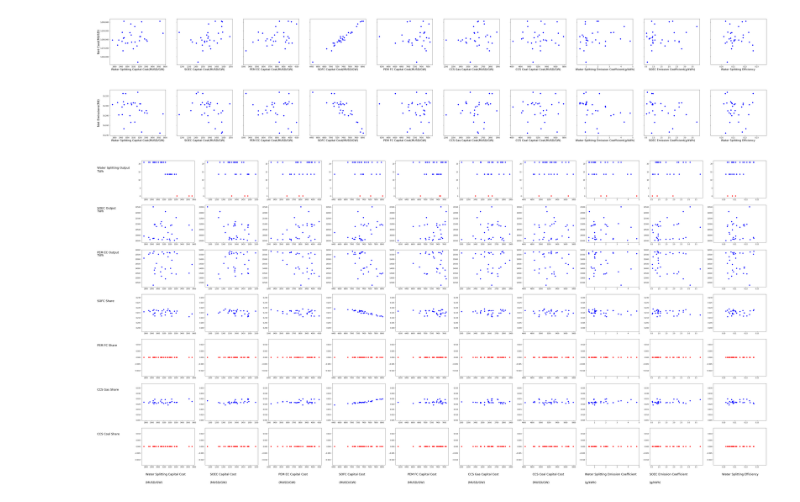
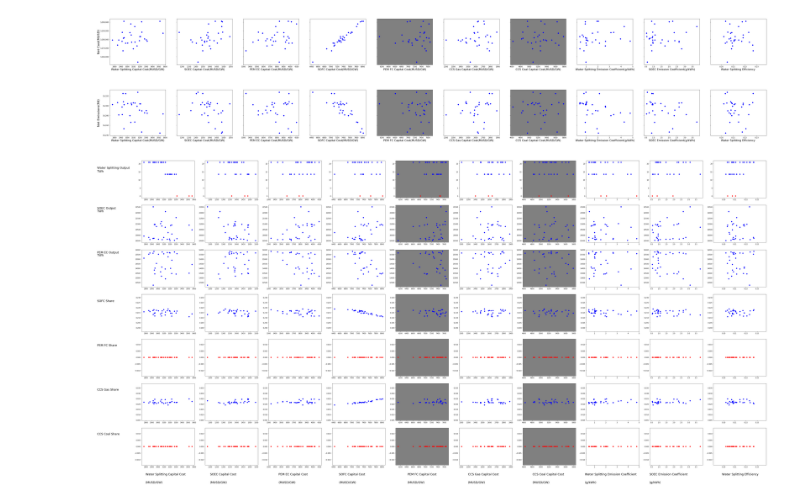
Before and after one commit to arfc/i2cner, a Jupyter notebook: scripts/sensitivity-analysis/sa_plots.ipynb, the cells around one changed output. Cells and saved outputs as stored; diff of their text form; code cells hidden in the pictures.

Commit message:
adds new script and grey plots
Former-commit-id: 891e3ff87187be9503cff1d12c088197950c4c30
Former-commit-id: 2c6cbc59f0bdc1a8d8bf6135726bc7971f1d9d2e

```diff
--- a/scripts/sensitivity-analysis/sa_plots.ipynb
+++ b/scripts/sensitivity-analysis/sa_plots.ipynb
@@ -105,33 +105,35 @@ for j in range(1,nsamples+1):
 # %%
 fig,ax=plt.subplots(1,nvar,sharey=True,figsize=(nvar*7,5))
 
 yposXlabel=0.1
 xposYlabel=0.07
 
 xposXlabel=[0.13,0.21,0.295,0.37,0.455,0.53,0.61,0.675,0.755,0.845]
 yposYlabel=[0.86,0.76,0.65,0.53,0.42,0.31,0.2]
 
 xlabls1=['Water Splitting Capital Cost','SOEC Capital Cost','PEM EC Capital Cost','SOFC Capital Cost',
          'PEM FC Capital Cost', 'CCS Gas Capital Cost', 'CCS Coal Capital Cost','Water Splitting Emission Coefficient',
          'SOEC Emission Coefficient','Water Splitting Efficiency']
 xlabls2=['(MUSD/GW)','(MUSD/GW)','(MUSD/GW)','(MUSD/GW)','(MUSD/GW)','(MUSD/GW)','(MUSD/GW)','(g/kWh)','(g/kWh)',' ']
 ylabls1=['Water Splitting Output','SOEC Output','PEM EC Output','SOFC Share',
          'PEM FC Share', 'CCS Gas Share', 'CCS Coal Share']
 ylabls2=['TWh','TWh','TWh',' ',' ',' ',' ']
 
 for idx, key in enumerate(ipdat):
     xvals=ipdat[key][0:nsamples]
     cmap=makecmap(syscost)
     ax[idx].scatter(xvals,syscost,c=cmap)
     ax[idx].get_yaxis().set_major_formatter(matplotlib.ticker.FuncFormatter(lambda x, p: format(int(x), ',')))
     ax[idx].set_xlabel(xlabls1[idx]+xlabls2[idx],fontsize='16')
+    if idx==4 or idx==6:
+        ax[idx].set_facecolor('grey')
 
 fig.text(0.11,0.5,"Net Cost(MUSD)",rotation='vertical',va='center',fontsize='18')
 #for i in range(10):
 #    fig.text(xposXlabel[i]*1.01, yposXlabel*0.6, xlabls2[i],fontsize='18')
 fig.savefig('syscost.png',bbox_inches='tight', dpi=300)
 # %% [output]
-[figure, old version]
+[figure, new version]
 # %%
 fig2,ax2=plt.subplots(1,nvar,sharey=True,figsize=(nvar*7,5))
 
@@ -141,11 +143,13 @@ for idx, key in enumerate(ipdat):
     ax2[idx].scatter(xvals,co2emi,c=cmap)
     ax2[idx].get_yaxis().set_major_formatter(matplotlib.ticker.FuncFormatter(lambda x, p: format(int(x), ',')))
     ax2[idx].set_xlabel(xlabls1[idx]+xlabls2[idx],fontsize='16')
+    if idx==4 or idx==6:
+        ax2[idx].set_facecolor('grey')
 
 fig2.text(0.11,0.5,"Net Emissions(Mt)",rotation='vertical',va='center',fontsize='18')
 fig2.savefig('co2emi.png',bbox_inches='tight', dpi=300)
 # %% [output]
-[figure, old version]
+[figure, new version]
 # %%
 #pws plot
 ntech=len(techlist)
@@ -159,6 +163,8 @@ for idx,key in enumerate(share):
         ax3[idx][cctr].scatter(xvals,share[key],c=cmap)
 #        ax3[idx][cctr].set_xlabel(key2,fontsize='16')
 #        ax3[idx][cctr].set_ylabel("Share("+key+")",fontsize='16')
+        if cctr==4 or cctr==6:
+            ax3[idx][cctr].set_facecolor('grey')
         cctr+=1
 
 
@@ -173,4 +179,4 @@ for i in range(7):
 
 fig3.savefig('techs.png',bbox_inches='tight', dpi=300)
 # %% [output]
-[figure, old version]
+[figure, new version]
```
Also changed, not shown: 3 other files.
